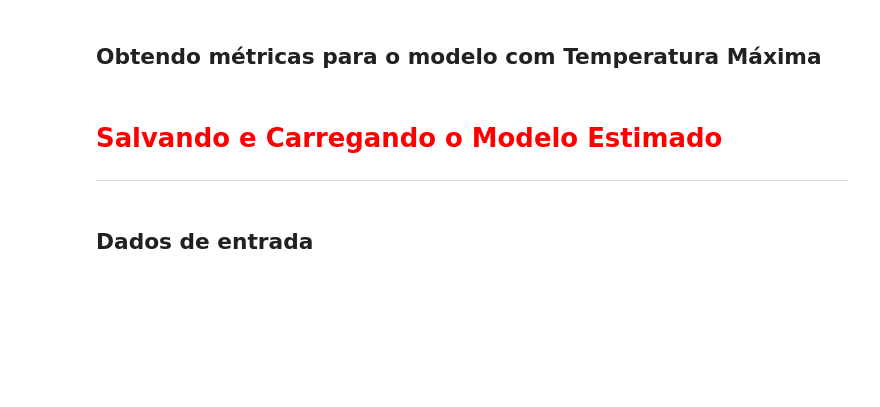
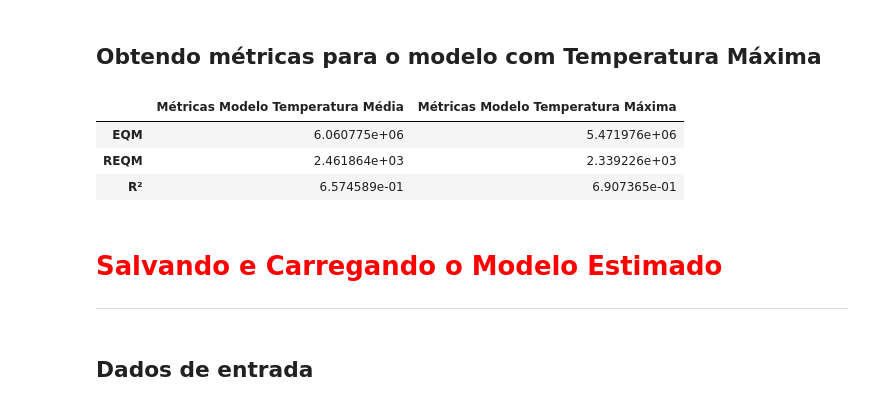
Before and after one commit to lemaldonadogm/Courses, a Jupyter notebook: Statistics/Parte 5 - Regressão Linear/Regressão Linear.ipynb, the cells around one changed output. Drawn from its saved outputs; the diff is of its cells as text; code cells hidden in the pictures; blank space fills up the shorter version.

Commit message:
comparando modelos

```diff
--- a/Statistics/Parte 5 - Regressão Linear/Regressão Linear.ipynb
+++ b/Statistics/Parte 5 - Regressão Linear/Regressão Linear.ipynb
@@ -633,4 +617,8 @@ Text(0.5, 1.0, 'Distribuição de Frequências dos Resíduos')
 # %% [markdown]
 ## Instanciando a classe *LinearRegression()*
+# %%
+modelo2 = LinearRegression()
 # %% [markdown]
 ## Utilizando o método *fit()* do objeto "modelo_2" para estimar nosso modelo linear utilizando os dados de TREINO (y2_train e X2_train)
+# %%
+modelo2.fit(X2_train,y2_train)
@@ -639,4 +639,7 @@ Text(0.5, 1.0, 'Distribuição de Frequências dos Resíduos')
 # %% [markdown]
 ## Gerando previsões para os dados de TESTE (X_test e X2_test) utilizando o método *predict()* dos objetos "modelo" e "modelo_2"
+# %%
+y2_previsto = modelo2.predict(X2_test)
+y_previsto = modelo.predict(X_test)
 # %% [markdown]
 ## Obtendo o coeficiente de determinação (R²) para as previsões dos dois modelos
@@ -664,3 +677,13 @@ Raíz quadrada da média dos quadrados dos erros. Ajustes melhores apresentam $\
 $$\sqrt{EQM(y, \hat{y})} = \sqrt{\frac 1n\sum_{i=0}^{n-1}(y_i-\hat{y}_i)^2}$$
 # %% [markdown]
 ## Obtendo métricas para o modelo com Temperatura Média
+# %%
+## Quanto menor o erro, melhor
+
+EQM2 = metrics.mean_squared_error(y2_test,y2_previsto)
+R_EQM2 = np.sqrt(metrics.mean_squared_error(y2_test,y2_previsto))
+
+R2_2 = metrics.r2_score(y2_test,y2_previsto)
+
+df = pd.DataFrame([EQM2, R_EQM2, R2_2], ['EQM', 'REQM', 'R²'], columns= ['Métricas Modelo Temperatura Média'])
+df
@@ -667,5 +695,21 @@ $$\sqrt{EQM(y, \hat{y})} = \sqrt{\frac 1n\sum_{i=0}^{n-1}(y_i-\hat{y}_i)^2}$$
 # %% [markdown]
 ## Obtendo métricas para o modelo com Temperatura Máxima
+# %%
+## Quanto menor o erro, melhor
+
+EQM = metrics.mean_squared_error(y_test,y_previsto)
+R_EQM = np.sqrt(metrics.mean_squared_error(y_test,y_previsto))  ## em litros
+
+R2 = metrics.r2_score(y_test,y_previsto)
+
+df ['Métricas Modelo Temperatura Máxima'] = [EQM, R_EQM, R2]
+df
+## O R² aumenta conforme eu vou aumentando o número de variáveis explicativas. Então, a métrica dos ERROS é melhor para avaliar modelos com diferentes números de variáveis.
+# %% [output]
+|  | Métricas Modelo Temperatura Média | Métricas Modelo Temperatura Máxima |
+| EQM | 6.060775e+06 | 5.471976e+06 |
+| REQM | 2.461864e+03 | 2.339226e+03 |
+| R² | 6.574589e-01 | 6.907365e-01 |
 # %% [markdown]
 # <font color='red' style='font-size: 30px;'>Salvando e Carregando o Modelo Estimado</font>
 <hr style='border: 2px solid red;'>
```
Also changed, not shown: parts of 14 cells of this notebook.
